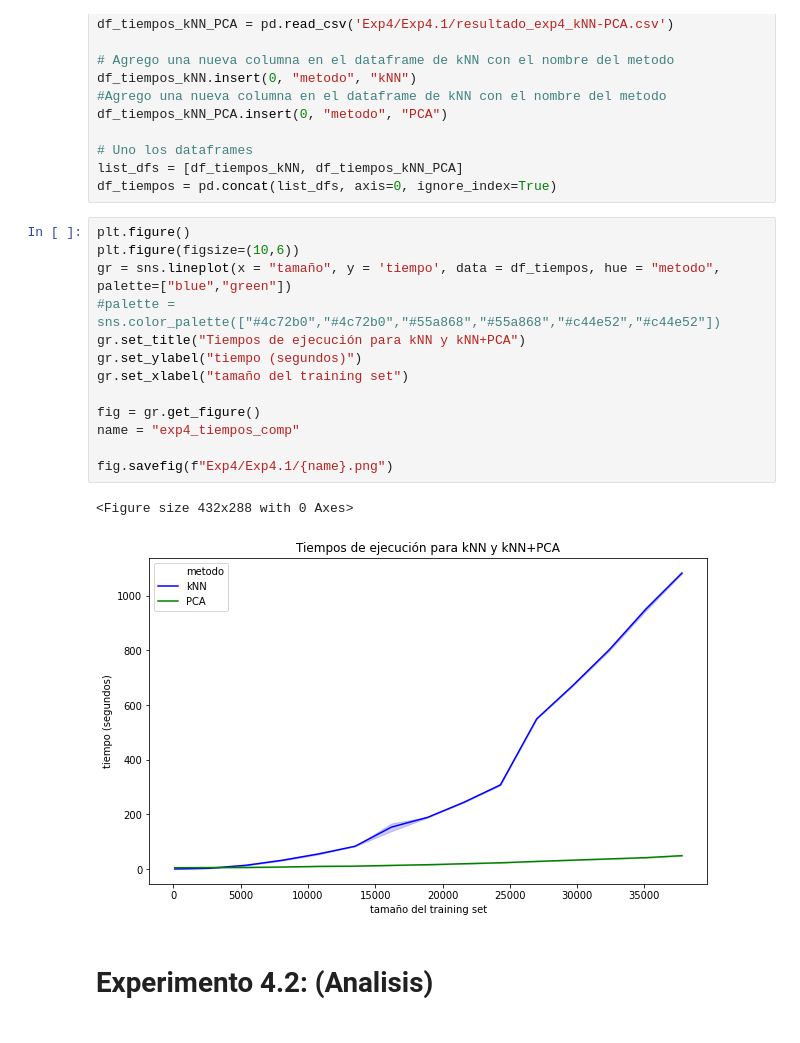
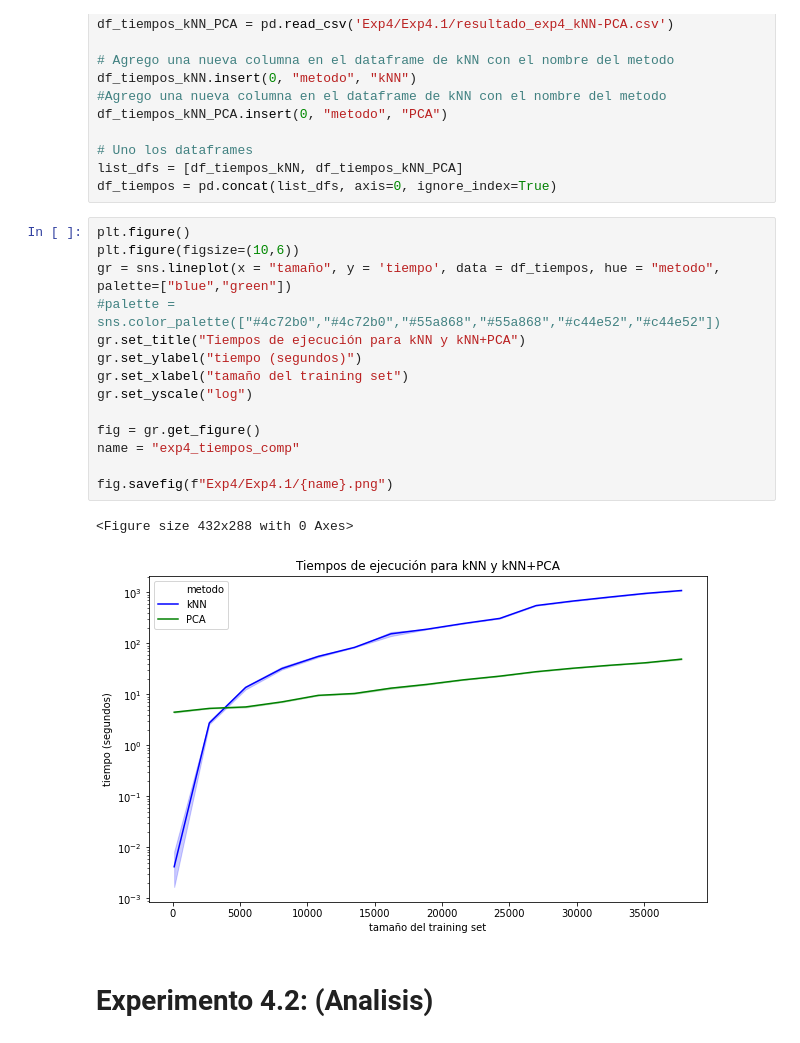
Before and after one commit to davidvenegasr/MetNum, a Jupyter notebook: tp2/notebooks/Experimentacion.ipynb, the cells around one changed output. Saved outputs shown, nothing was run; the diff lists cells and outputs as text.

```diff
--- a/tp2/notebooks/Experimentacion.ipynb
+++ b/tp2/notebooks/Experimentacion.ipynb
@@ -848,19 +848,20 @@ df_tiempos = pd.concat(list_dfs, axis=0, ignore_index=True)
 # %%
 plt.figure()
 plt.figure(figsize=(10,6))
 gr = sns.lineplot(x = "tamaño", y = 'tiempo', data = df_tiempos, hue = "metodo", palette=["blue","green"])
 #palette = sns.color_palette(["#4c72b0","#4c72b0","#55a868","#55a868","#c44e52","#c44e52"])
 gr.set_title("Tiempos de ejecución para kNN y kNN+PCA")
 gr.set_ylabel("tiempo (segundos)")
 gr.set_xlabel("tamaño del training set")
+gr.set_yscale("log")
 
 fig = gr.get_figure()
 name = "exp4_tiempos_comp"
 
 fig.savefig(f"Exp4/Exp4.1/{name}.png")
 # %% [output]
 <Figure size 432x288 with 0 Axes>
-[figure, old version]
+[figure, new version]
 # %% [markdown]
 # Experimento 4.2: (Analisis)
 # %%
```
Also changed, not shown: parts of 2 cells of this notebook, 4 other files.
